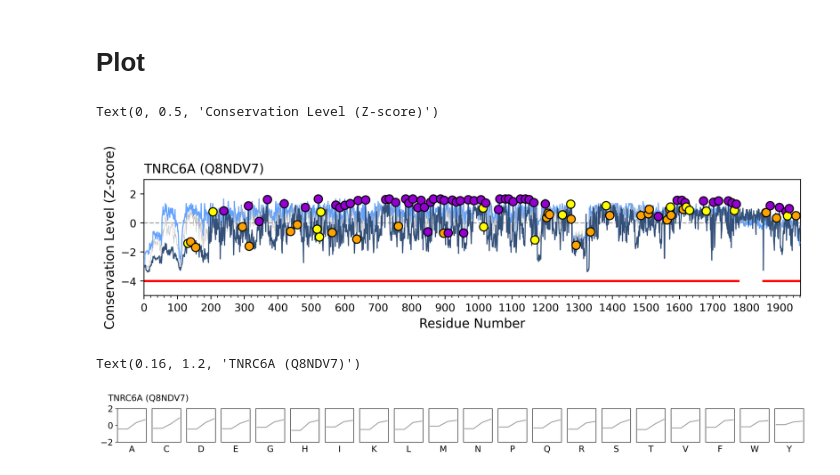
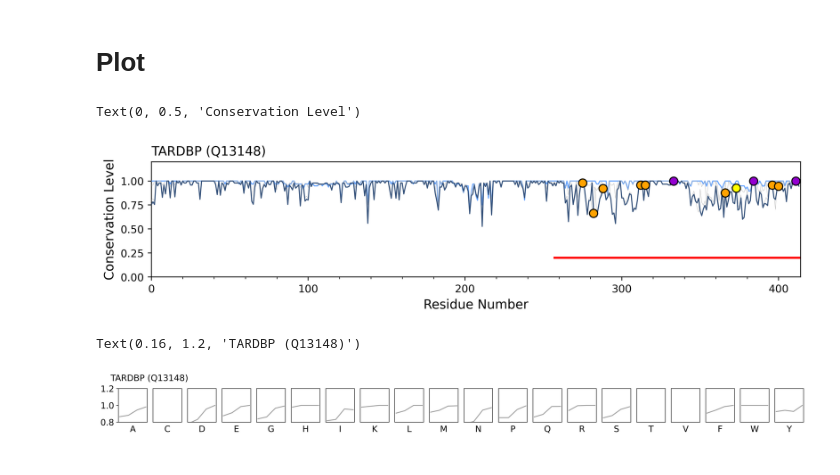
Before and after one commit to allmwh/the_return_of_the_rings, a Jupyter notebook: fig2.ipynb, the cells around one changed output. Cells and saved outputs as stored; diff of their text form; code cells hidden in the pictures.

Commit message:
fix conserve aa bug

```diff
--- a/fig2.ipynb
+++ b/fig2.ipynb
@@ -22,9 +22,11 @@ from function.utilities import find_human_sequence
 # Param
 # %%
 #####CHANGE HERE#####
-uniprot_id = "Q8NDV7"
+uniprot_id = "Q13148"
+sequence_weight = False
+normalize=False
 algorithm = "VSL2" #VLXT, VSL2, VL3-BA
-conserve_method = 'jsd' #['r4s','shannon_entropy','jsd']
+conserve_method = 'shannon_entropy' #['r4s','shannon_entropy','jsd']
 #####CHANGE HERE#####
 # %%
 #path concat
@@ -41,8 +43,7 @@ order_filter_length = 10
 
 #conserve_method config
 windows_size = 0
-sequence_weight = True
-normalize=True
+
 
 conserve_peraa_sort = ["A","C","D","E","G","H","I","K","L","M","N","P","Q","R","S","T","V","F","W","Y"]
 # %% [markdown]
@@ -117,8 +118,7 @@ def get_conserve_score(tax_id, uniprot_id):
         raise Exception("error")
 
     # human_sequence remove gaps from alied fasta file
-    human_sequence = find_human_sequence(fasta_path)["sequence"]
-    human_sequence = human_sequence.replace("-", "")
+    human_sequence = find_human_sequence(fasta_path)["remove_gap_sequence"]
 
     # get region after remove gaps
     region = seqfilter.get_od_index(od_ident)
@@ -146,7 +146,7 @@ def get_conserve_peraa_score(conserve_list):
 
     return: dict, conserve score with other infos
     """
-
+    # array's dim: 2(aa content/peraa conserve), 2(order/disorder), 20(A, C, D, E...), 4(taxonomy id)
     peraa_score = np.zeros((2, 2, 20, len(conserve_list)))
 
     taxonomy_list = []
@@ -249,46 +249,48 @@ for region in conserve_list[0]["region"]["disorder_region"]:
     start = start / len(conserve_list[0]["human_sequence"])
     end = region["end"]
     end = end / len(conserve_list[0]["human_sequence"])
-    a0.axhline(-4, start, end, color="#ff0000", linewidth=2)
+    a0.axhline(0.2, start, end, color="#ff0000", linewidth=2)
 
 #0 line
-a0.axhline(0, color="#a2a2a2", linewidth=1, linestyle='--')
+# a0.axhline(0, color="#a2a2a2", linewidth=1, linestyle='--')
 
 # WYF point
 for index, (od, aa, score) in enumerate(
     zip(conserve_list[0]["od_ident"], conserve_list[0]["human_sequence"], conserve_list[0]["score"])):
     if od == "1":
         if aa == "Y":
             a0.scatter(index, score, s=60, color="#ffff00", edgecolors="black", zorder=200)
         elif aa == "F":
             a0.scatter(index, score, s=60, color="#ffa300", edgecolors="black", zorder=200)
         elif aa == "W":
             a0.scatter(index, score, s=60, color="#9400d1", edgecolors="black", zorder=200)
 
 
 a0.set_xlim(0, len(i["score"]))
 a0.xaxis.set_major_locator(MultipleLocator(100))
 a0.xaxis.set_minor_locator(MultipleLocator(20))
 
 # a0.yaxis.set_major_locator(MultipleLocator(0.4))
 # a0.yaxis.set_minor_locator(MultipleLocator(0.1))
 # a0.set_yticks(np.arange(0.2, 1.2, 0.4))
-a0.set_ylim(-5, 3)
+# a0.set_ylim(-5, 3)
+a0.set_ylim(0, 1.2)
 
 title = "{} ({})".format(conserve_list[0]["gene_name"], conserve_list[0]["uniprot_id"], fontsize=12)
 a0.set_title(title, loc="left")
 a0.set_xlabel("Residue Number", fontsize=12)
-a0.set_ylabel("Conservation Level (Z-score)", fontsize=12)
+# a0.set_ylabel("Conservation Level (Z-score)", fontsize=12)
+a0.set_ylabel("Conservation Level", fontsize=12)
 # %% [output]
-Text(0, 0.5, 'Conservation Level (Z-score)')
+Text(0, 0.5, 'Conservation Level')
-[figure, old version]
+[figure, new version]
 # %%
 f, (disorder) = plt.subplots(1, 20, sharex=True, sharey=True, figsize=(20, 1), dpi=500)
 
 for index, sub in enumerate(disorder):
     sub.plot(conserve_peraa["peraa_score"][1][1][index], linestyle="solid", color="#a2a2a2")
     sub.set_title(conserve_peraa["conserve_peraa_sort"][index], y=-0.4, fontsize=14)
-    sub.set_ylim(-2, 2)
+    sub.set_ylim(0.8, 1.2)
 #     sub.set_yticks(np.arange(0.8, 1.05, 0.2))
     sub.get_xaxis().set_visible(False)
     sub.tick_params(axis="y", labelsize=14)
@@ -298,5 +300,5 @@ for index, sub in enumerate(disorder):
 title = "{} ({})".format(conserve_peraa["gene_name"], conserve_peraa["uniprot_id"], fontsize=12)
 f.suptitle(title, x=0.16, y=1.2, fontsize=14)
 # %% [output]
-Text(0.16, 1.2, 'TNRC6A (Q8NDV7)')
+Text(0.16, 1.2, 'TARDBP (Q13148)')
-[figure, old version]
+[figure, new version]
```
Also changed, not shown: parts of 2 cells of this notebook, 2 other files.
